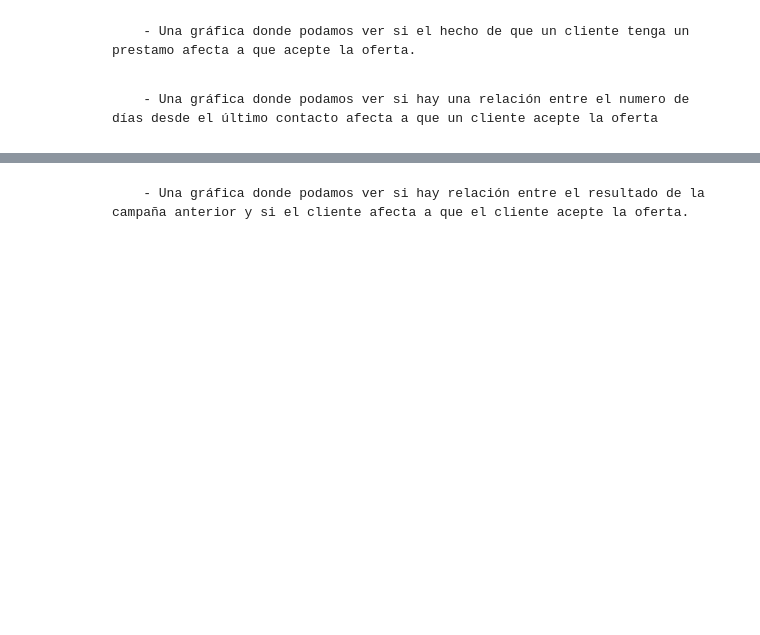
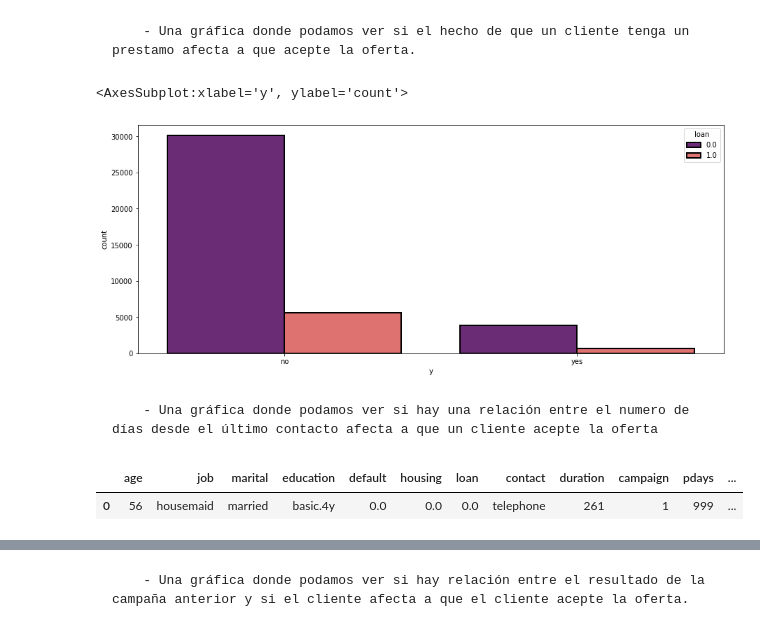
Before and after one commit to Adalab/promo_d_da_modulo2_sprint2_Silvia_Paula, a Jupyter notebook: Limpieza-I.ipynb, the cells around one changed output, grey strips where cells are left out. Cells and saved outputs as stored; diff of their text form; code cells hidden in the pictures; blank space fills up the shorter version.

```diff
--- a/Limpieza-I.ipynb
+++ b/Limpieza-I.ipynb
@@ -224,4 +241,15 @@ df_bank.head(2)
 # %% [markdown]
         - Una gráfica donde podamos ver si el hecho de que un cliente tenga un prestamo afecta a que acepte la oferta.
+# %%
+plt.figure(figsize = (15, 6))
+sns.countplot(x = "y", data=df_bank, hue = "loan", palette="magma", edgecolor = "black", linewidth= 2)
+# %% [output]
+<AxesSubplot:xlabel='y', ylabel='count'>
+[figure, added]
 # %% [markdown]
         - Una gráfica donde podamos ver si hay una relación entre el numero de días desde el último contacto afecta a que un cliente acepte la oferta
+# %%
+df_bank.head(1)
+# %% [output]
+|  | age | job | marital | education | default | housing | loan | contact | duration | campaign | pdays | ... |
+| 0 | 56 | housemaid | married | basic.4y | 0.0 | 0.0 | 0.0 | telephone | 261 | 1 | 999 | ... |
```
Also changed, not shown: parts of 5 cells of this notebook.
